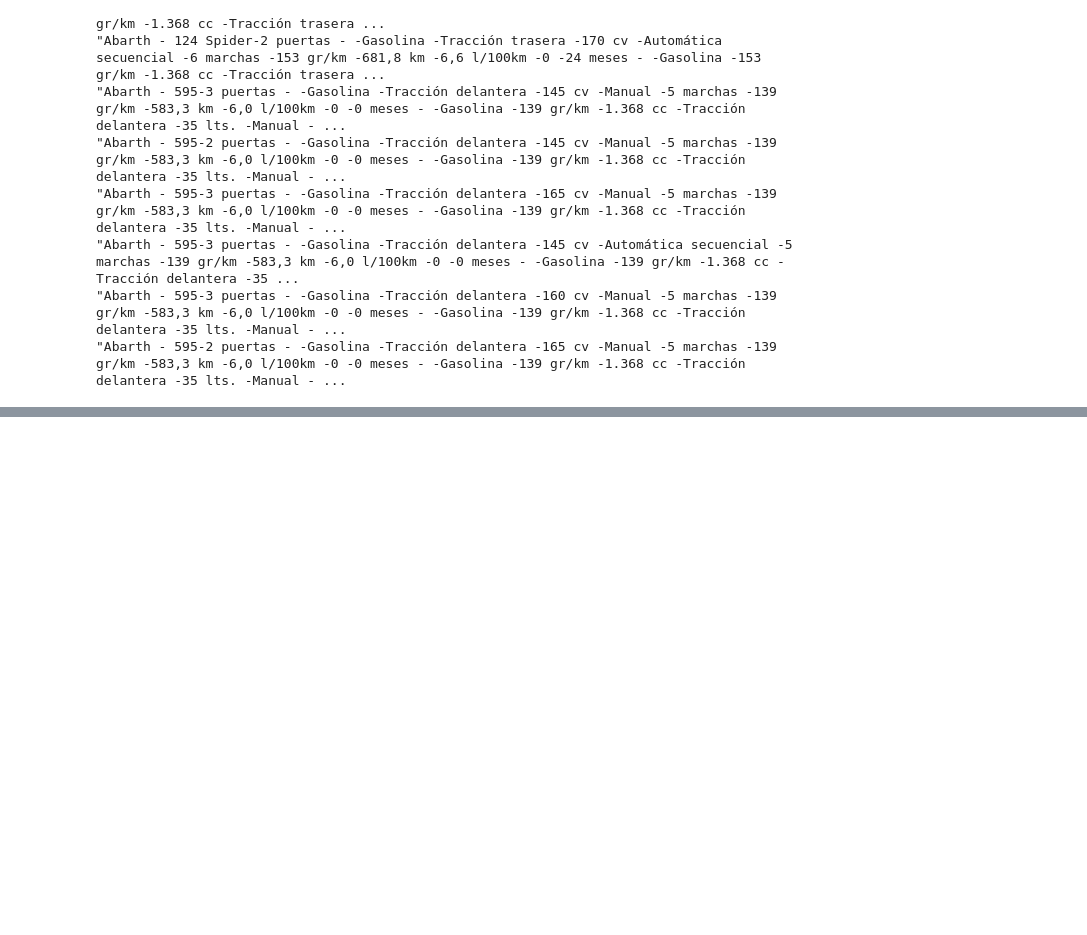
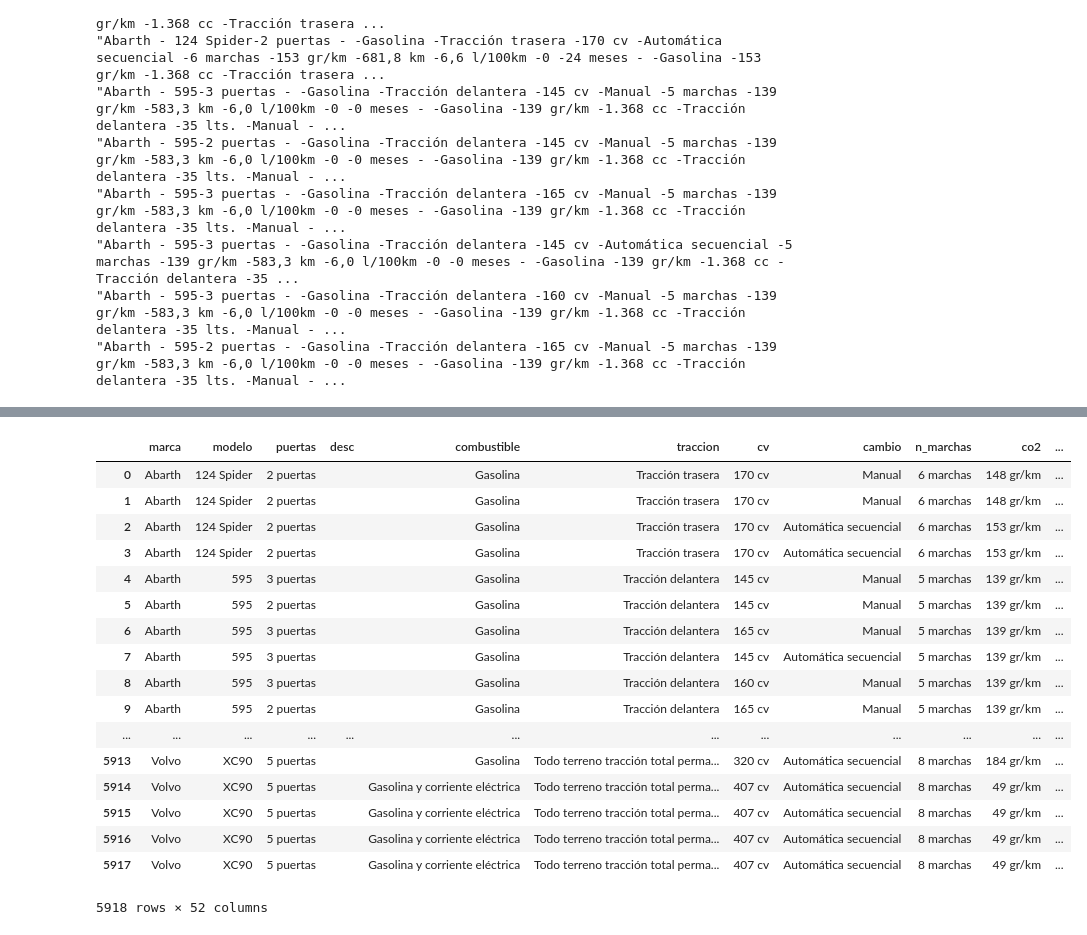
Before and after one commit to prealfer/TFM_Recomendador_de_automoviles, a Jupyter notebook: Untitled.ipynb, the cells around one changed output, grey strips where cells are left out. Saved outputs shown, nothing was run; the diff lists cells and outputs as text; code cells hidden in the pictures; blank space fills up the shorter version.

```diff
--- a/Untitled.ipynb
+++ b/Untitled.ipynb
@@ -228,0 +390,23 @@ with open("listado_modelos.csv", "w") as output:
+# %%
+df = pd.read_csv('listado_modelos_3.txt',sep='-',names=colnames)
+# %%
+df
+# %% [output]
+|  | marca | modelo | puertas | desc | combustible | traccion | cv | cambio | n_marchas | co2 | ... |
+| 0 | Abarth | 124 Spider | 2 puertas |  | Gasolina | Tracción trasera | 170 cv | Manual | 6 marchas | 148 gr/km | ... |
+| 1 | Abarth | 124 Spider | 2 puertas |  | Gasolina | Tracción trasera | 170 cv | Manual | 6 marchas | 148 gr/km | ... |
+| 2 | Abarth | 124 Spider | 2 puertas |  | Gasolina | Tracción trasera | 170 cv | Automática secuencial | 6 marchas | 153 gr/km | ... |
+| 3 | Abarth | 124 Spider | 2 puertas |  | Gasolina | Tracción trasera | 170 cv | Automática secuencial | 6 marchas | 153 gr/km | ... |
+| 4 | Abarth | 595 | 3 puertas |  | Gasolina | Tracción delantera | 145 cv | Manual | 5 marchas | 139 gr/km | ... |
+| 5 | Abarth | 595 | 2 puertas |  | Gasolina | Tracción delantera | 145 cv | Manual | 5 marchas | 139 gr/km | ... |
+| 6 | Abarth | 595 | 3 puertas |  | Gasolina | Tracción delantera | 165 cv | Manual | 5 marchas | 139 gr/km | ... |
+| 7 | Abarth | 595 | 3 puertas |  | Gasolina | Tracción delantera | 145 cv | Automática secuencial | 5 marchas | 139 gr/km | ... |
+| 8 | Abarth | 595 | 3 puertas |  | Gasolina | Tracción delantera | 160 cv | Manual | 5 marchas | 139 gr/km | ... |
+| 9 | Abarth | 595 | 2 puertas |  | Gasolina | Tracción delantera | 165 cv | Manual | 5 marchas | 139 gr/km | ... |
+| ... | ... | ... | ... | ... | ... | ... | ... | ... | ... | ... | ... |
+| 5913 | Volvo | XC90 | 5 puertas |  | Gasolina | Todo terreno tracción total perma... | 320 cv | Automática secuencial | 8 marchas | 184 gr/km | ... |
+| 5914 | Volvo | XC90 | 5 puertas |  | Gasolina y corriente eléctrica | Todo terreno tracción total perma... | 407 cv | Automática secuencial | 8 marchas | 49 gr/km | ... |
+| 5915 | Volvo | XC90 | 5 puertas |  | Gasolina y corriente eléctrica | Todo terreno tracción total perma... | 407 cv | Automática secuencial | 8 marchas | 49 gr/km | ... |
+| 5916 | Volvo | XC90 | 5 puertas |  | Gasolina y corriente eléctrica | Todo terreno tracción total perma... | 407 cv | Automática secuencial | 8 marchas | 49 gr/km | ... |
+| 5917 | Volvo | XC90 | 5 puertas |  | Gasolina y corriente eléctrica | Todo terreno tracción total perma... | 407 cv | Automática secuencial | 8 marchas | 49 gr/km | ... |
+5918 rows × 52 columns
```
Also changed, not shown: parts of 26 cells of this notebook.
